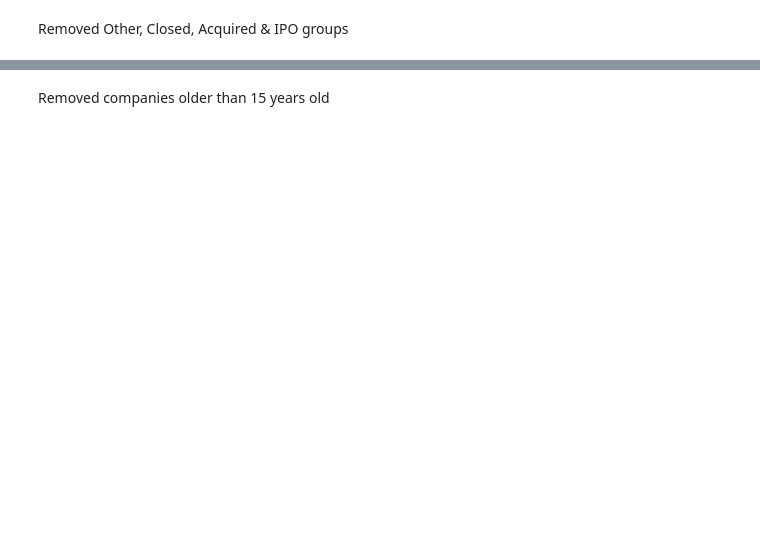
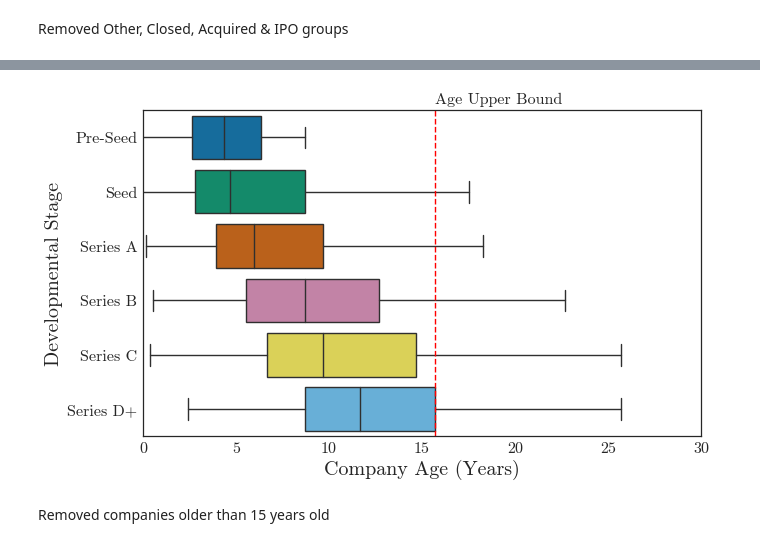
Before and after one commit to markshelton/autovc, a Jupyter notebook: dev/package/analysis/notebooks/Exploratory Statistics.ipynb, the cells around one changed output, grey strips where cells are left out. Cells and saved outputs as stored; diff of their text form; code cells hidden in the pictures; blank space fills up the shorter version.

```diff
--- a/dev/package/analysis/notebooks/Exploratory Statistics.ipynb
+++ b/dev/package/analysis/notebooks/Exploratory Statistics.ipynb
@@ -33,0 +25,23 @@ def set_style():
+# %%
+#setup
+%matplotlib inline
+
+SMALL_SIZE = 16
+MEDIUM_SIZE = 20
+BIGGER_SIZE = 30
+
+plt.style.use(['seaborn-white', 'seaborn-paper'])
+sns.set_palette("colorblind")
+rcParams['font.family'] = 'serif'
+rcParams['font.serif'] = 'cmr10'
+rcParams['font.weight'] = 'bold'
+rcParams['font.size'] = SMALL_SIZE #default font size
+rcParams['axes.titlesize'] =SMALL_SIZE   # fontsize of the axes title
+rcParams['axes.labelsize'] =MEDIUM_SIZE    # fontsize of the x and y labels
+rcParams['xtick.labelsize'] =SMALL_SIZE    # fontsize of the tick labels
+rcParams['ytick.labelsize'] =SMALL_SIZE   # fontsize of the tick labels
+rcParams['legend.fontsize'] =SMALL_SIZE    # legend fontsize
+rcParams['figure.titlesize'] =BIGGER_SIZE  # fontsize of the figure title
+rcParams['figure.figsize'] = 10, 6
+
+save_path = r"C:/Users/mark/Documents/GitHub/honours/submissions/thesis-original/figures/design/"
@@ -129,11 +218,16 @@ print(df["keys_company_stage"].value_counts().sum())
 # %%
 order_1 = ["Pre-Seed", "Seed", "Series A", "Series B", "Series C", "Series D+"]
-
-f, ax = plt.subplots()
-ax.set_xlim(xmax=30)
-sns.boxplot(
+f = plt.figure()
+ax = sns.boxplot(
     x="confidence_context_broader_company_age_number",
     y="keys_company_stage",
-    order=order_1,data=df, fliersize=0, ax=ax)
+    order=order_1,data=df, fliersize=0)
+ax.set_xlim(xmin=0, xmax=30)
+ax.set_xlabel("Company Age (Years)")
+ax.set_ylabel("Developmental Stage")
+add_vertical_line(ax, age_old_cutoff, "Age Upper Bound", color="r")
+f.savefig(save_path+"stages_ages.pdf", bbox_inches="tight")
+# %% [output]
+[figure, added]
 # %% [markdown]
 Removed companies older than 15 years old
```
Also changed, not shown: parts of 19 cells of this notebook, 29 other files.
